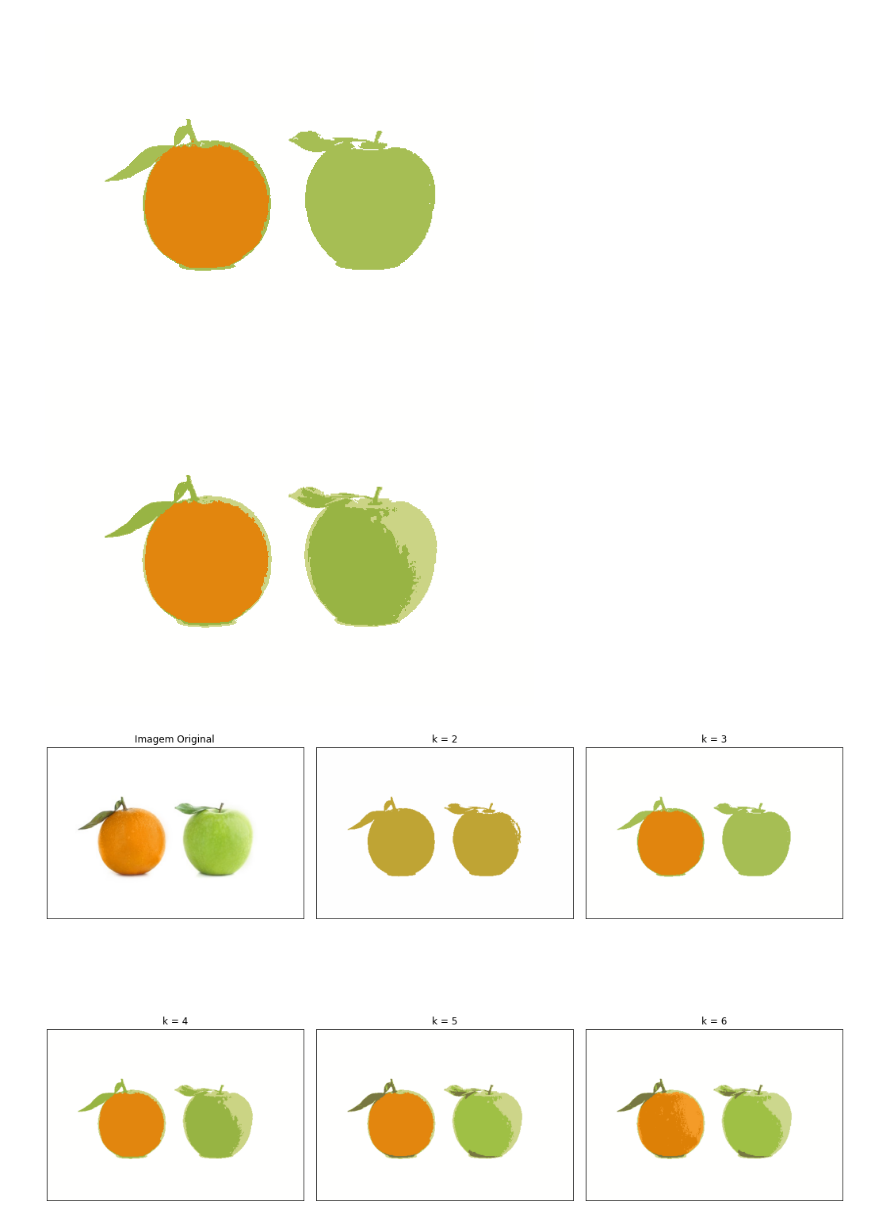
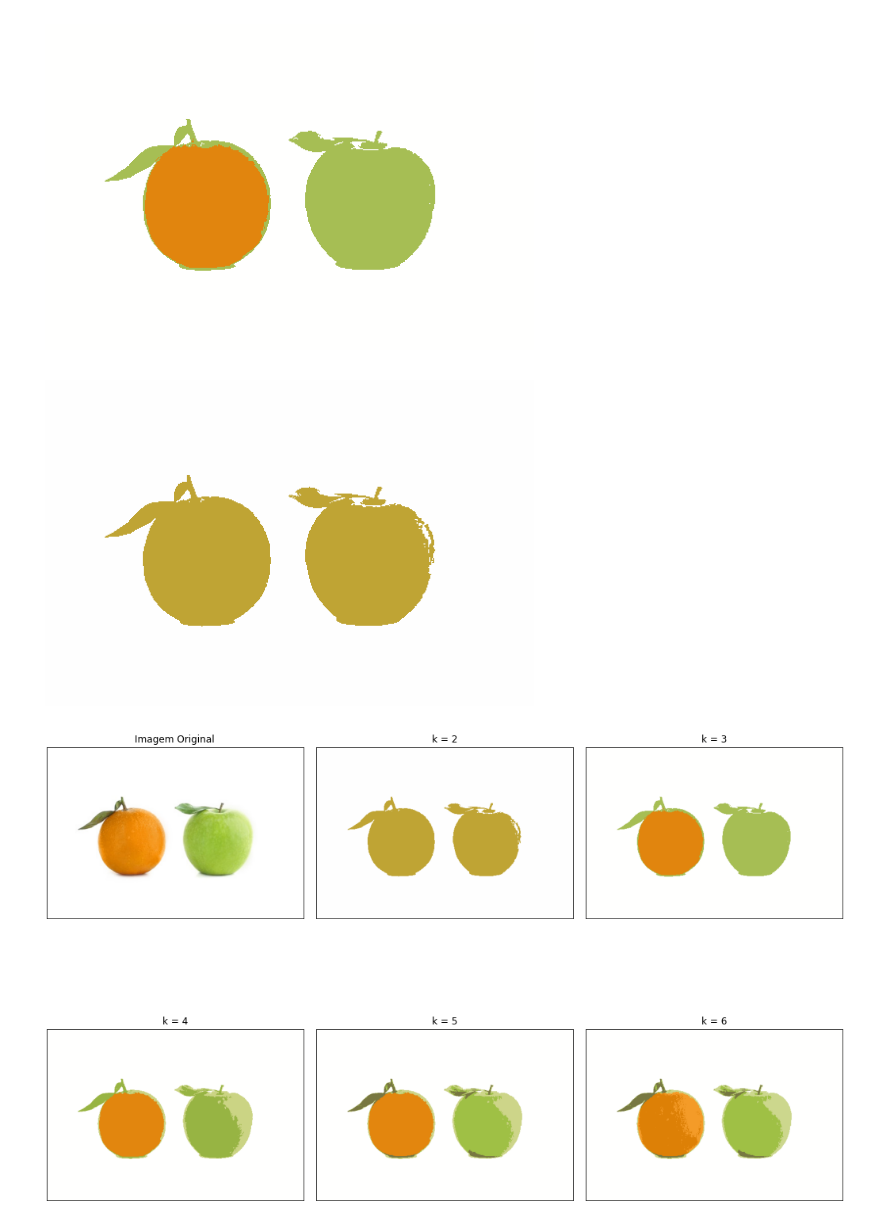
Before and after one commit to Thgm01/IA_Expert, a Jupyter notebook: Segmentação/Introdução/clusters.ipynb, the cells around one changed output. Drawn from its saved outputs; the diff is of its cells as text; code cells hidden in the pictures.

```diff
--- a/Segmentação/Introdução/clusters.ipynb
+++ b/Segmentação/Introdução/clusters.ipynb
@@ -47,10 +47,10 @@ def segmentacao_cluster(img, k=2):
     img_final = img_final.reshape(img.shape)
     return img_final
 # %%
-seg_cluster = segmentacao_cluster(img, 4)
+seg_cluster = segmentacao_cluster(img, 2)
 mostrar(seg_cluster)
 # %% [output]
-[figure, old version]
+[figure, new version]
 # %%
 def segmentacao_clustering(img):
     titulos = ["Imagem Original"]
```
Also changed, not shown: 1 other file.
